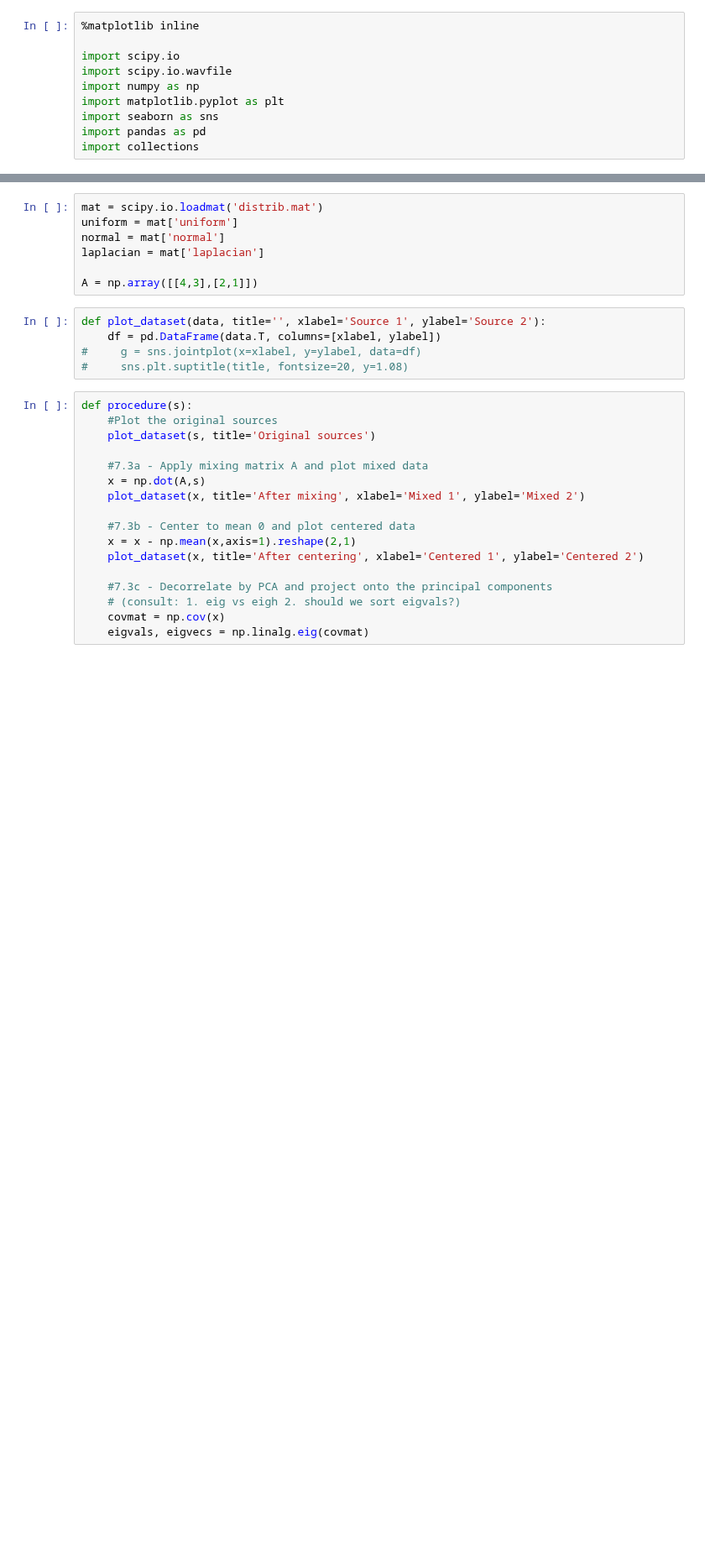
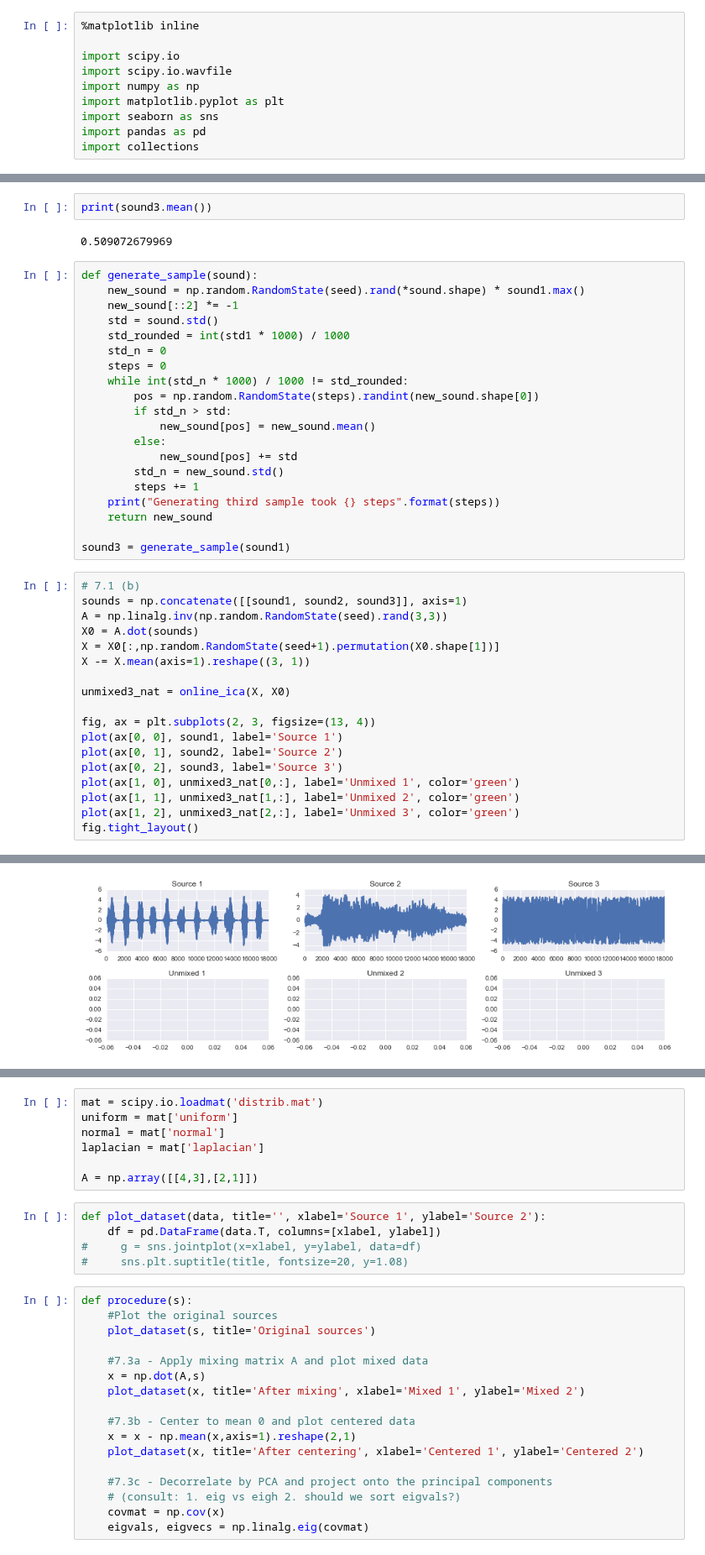
Before and after one commit to danijar/course-machine-intelligence-2, a Jupyter notebook: EX7/EX7-TheNebenhoerers.ipynb, the cells around one changed output, grey strips where cells are left out. Shown at 84% size. Saved outputs shown, nothing was run; the diff lists cells and outputs as text; blank space fills up the shorter version.

```diff
--- a/EX7/EX7-TheNebenhoerers.ipynb
+++ b/EX7/EX7-TheNebenhoerers.ipynb
@@ -65,0 +70,43 @@ Calculate unmixing matrix in 26 steps
+# %%
+print(sound3.mean())
+# %% [output]
+0.509072679969
+# %%
+def generate_sample(sound):
+    new_sound = np.random.RandomState(seed).rand(*sound.shape) * sound1.max()
+    new_sound[::2] *= -1
+    std = sound.std()
+    std_rounded = int(std1 * 1000) / 1000
+    std_n = 0
+    steps = 0
+    while int(std_n * 1000) / 1000 != std_rounded:
+        pos = np.random.RandomState(steps).randint(new_sound.shape[0])
+        if std_n > std:
+            new_sound[pos] = new_sound.mean()
+        else:
+            new_sound[pos] += std
+        std_n = new_sound.std()
+        steps += 1
+    print("Generating third sample took {} steps".format(steps))
+    return new_sound
+
+sound3 = generate_sample(sound1)
+# %%
+# 7.1 (b)
+sounds = np.concatenate([[sound1, sound2, sound3]], axis=1)
+A = np.linalg.inv(np.random.RandomState(seed).rand(3,3))
+X0 = A.dot(sounds)
+X = X0[:,np.random.RandomState(seed+1).permutation(X0.shape[1])]
+X -= X.mean(axis=1).reshape((3, 1))
+
+unmixed3_nat = online_ica(X, X0)
+
+fig, ax = plt.subplots(2, 3, figsize=(13, 4))
+plot(ax[0, 0], sound1, label='Source 1')
+plot(ax[0, 1], sound2, label='Source 2')
+plot(ax[0, 2], sound3, label='Source 3')
+plot(ax[1, 0], unmixed3_nat[0,:], label='Unmixed 1', color='green')
+plot(ax[1, 1], unmixed3_nat[1,:], label='Unmixed 2', color='green')
+plot(ax[1, 2], unmixed3_nat[2,:], label='Unmixed 3', color='green')
+fig.tight_layout()
+# %% [output]
@@ -65,0 +130 @@ Calculate unmixing matrix in 26 steps
+[figure, added]
```
Also changed, not shown: parts of 4 cells of this notebook.
